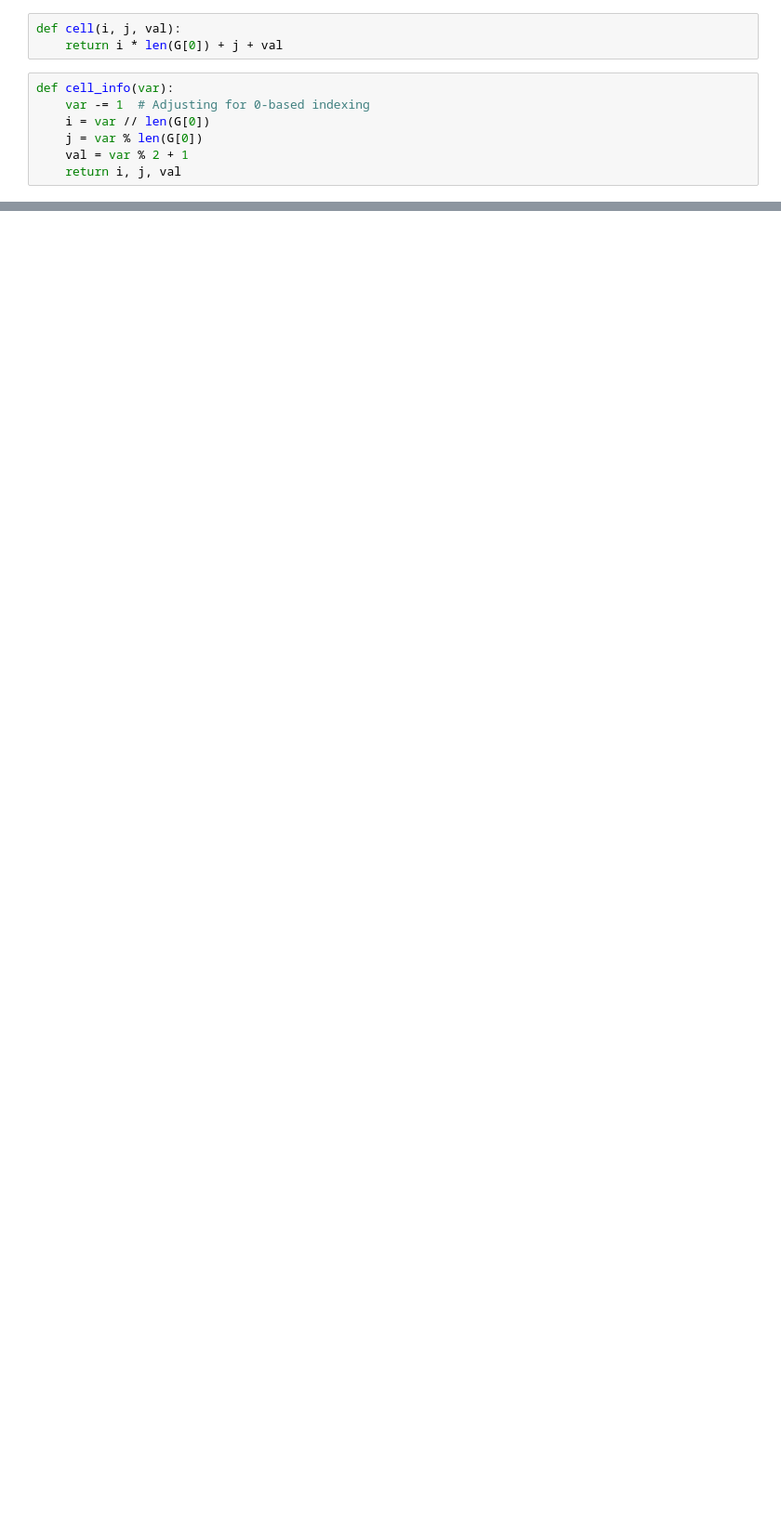
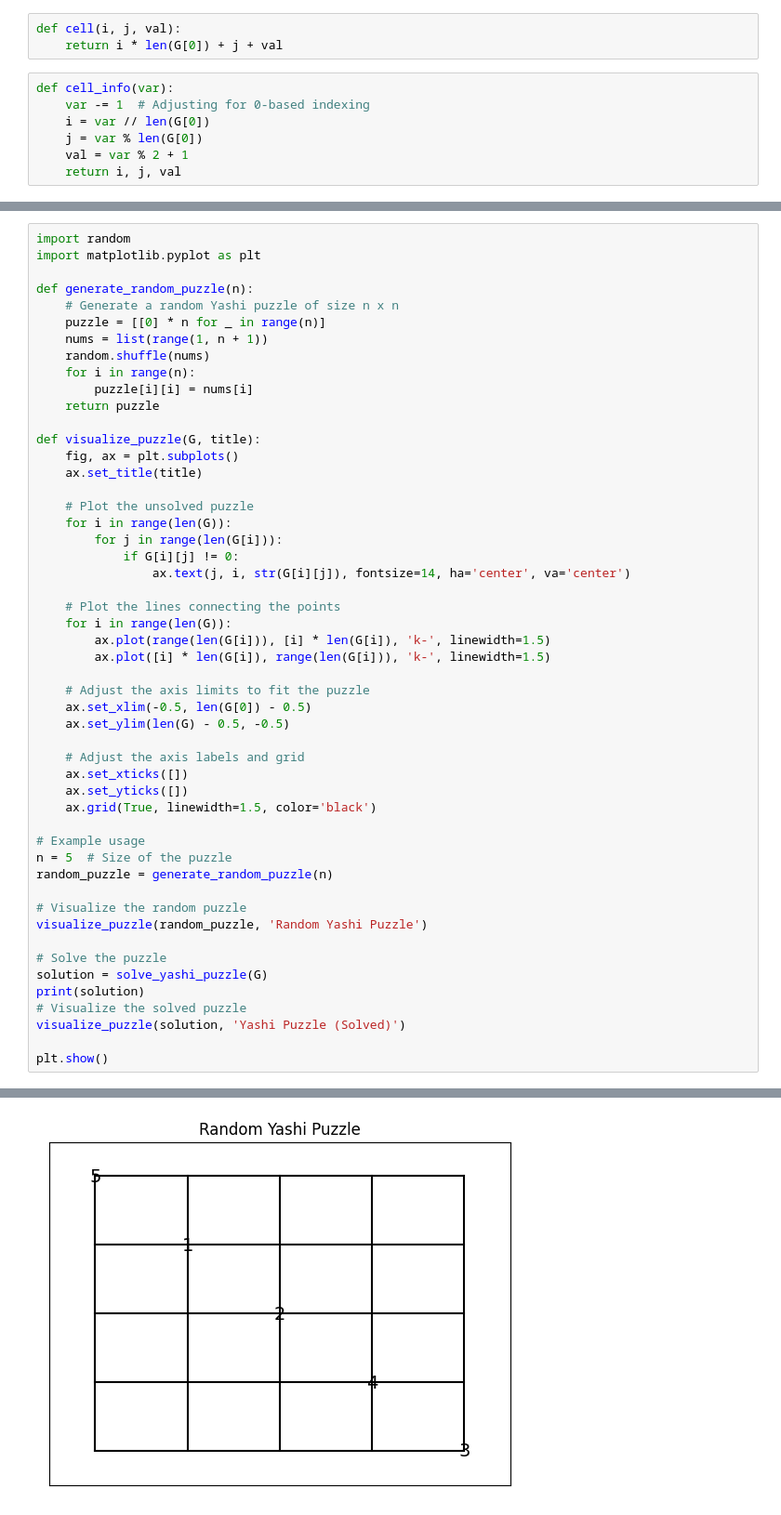
Before and after one commit to joanorePD/SAT-Solving-Yashi-Game, a Jupyter notebook: project_dummy.ipynb, the cells around one changed output, grey strips where cells are left out. Shown at 93% size. Drawn from its saved outputs; the diff is of its cells as text; blank space fills up the shorter version.

Commit message:
finished yashi normal

```diff
--- a/project.ipynb
+++ b/project_dummy.ipynb
@@ -110 +111,53 @@ visualize_puzzle(solution, 'Yashi Puzzle (Solved)')
 [figure]
+# %%
+import random
+import matplotlib.pyplot as plt
+
+def generate_random_puzzle(n):
+    # Generate a random Yashi puzzle of size n x n
+    puzzle = [[0] * n for _ in range(n)]
+    nums = list(range(1, n + 1))
+    random.shuffle(nums)
+    for i in range(n):
+        puzzle[i][i] = nums[i]
+    return puzzle
+
+def visualize_puzzle(G, title):
+    fig, ax = plt.subplots()
+    ax.set_title(title)
+
+    # Plot the unsolved puzzle
+    for i in range(len(G)):
+        for j in range(len(G[i])):
+            if G[i][j] != 0:
+                ax.text(j, i, str(G[i][j]), fontsize=14, ha='center', va='center')
+
+    # Plot the lines connecting the points
+    for i in range(len(G)):
+        ax.plot(range(len(G[i])), [i] * len(G[i]), 'k-', linewidth=1.5)
+        ax.plot([i] * len(G[i]), range(len(G[i])), 'k-', linewidth=1.5)
+
+    # Adjust the axis limits to fit the puzzle
+    ax.set_xlim(-0.5, len(G[0]) - 0.5)
+    ax.set_ylim(len(G) - 0.5, -0.5)
+
+    # Adjust the axis labels and grid
+    ax.set_xticks([])
+    ax.set_yticks([])
+    ax.grid(True, linewidth=1.5, color='black')
+
+# Example usage
+n = 5  # Size of the puzzle
+random_puzzle = generate_random_puzzle(n)
+
+# Visualize the random puzzle
+visualize_puzzle(random_puzzle, 'Random Yashi Puzzle')
+
+# Solve the puzzle
+solution = solve_yashi_puzzle(G)
+print(solution)
+# Visualize the solved puzzle
+visualize_puzzle(solution, 'Yashi Puzzle (Solved)')
+
+plt.show()
+# %% [output]
@@ -110,0 +165 @@ visualize_puzzle(solution, 'Yashi Puzzle (Solved)')
+[figure, added]
```
Also changed, not shown: parts of 2 cells of this notebook, 2 other files.
